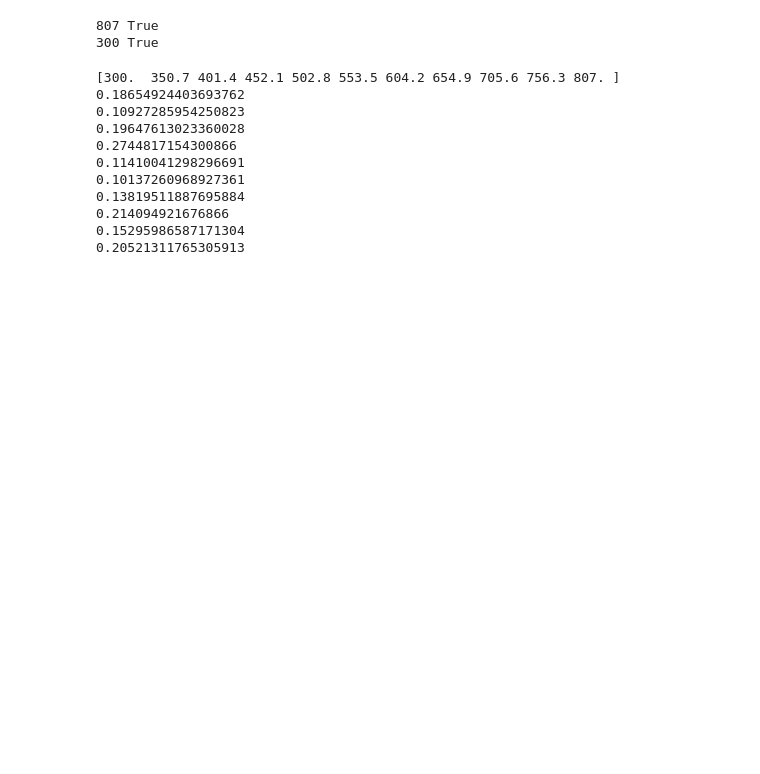
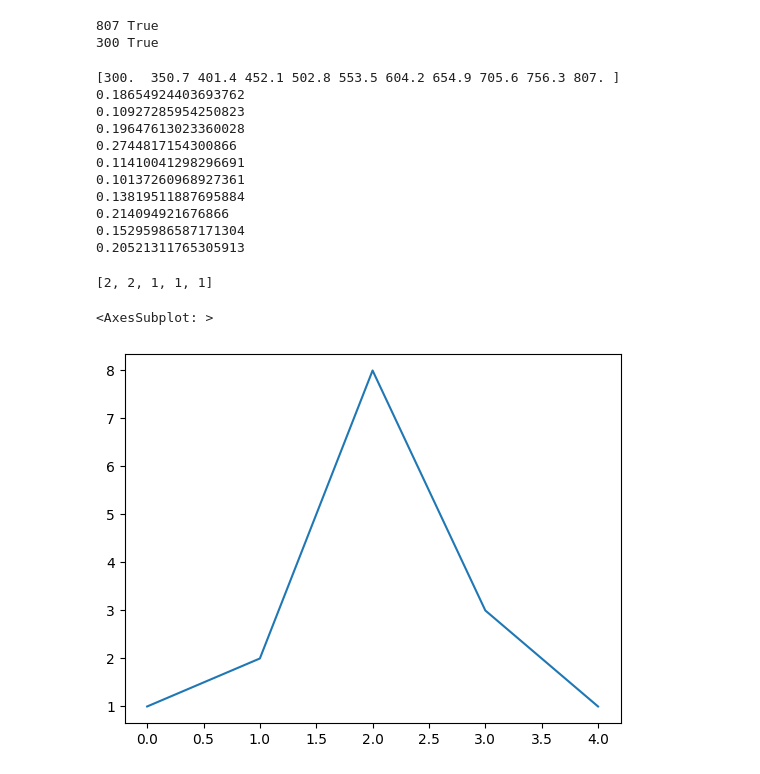
Before and after one commit to hungpham13/Distributed-data-discretization, a Jupyter notebook: Data-preparation.ipynb, the cells around one changed output. Cells and saved outputs as stored; diff of their text form; code cells hidden in the pictures; blank space fills up the shorter version.

```diff
--- a/Data-preparation.ipynb
+++ b/Data-preparation.ipynb
@@ -65,3 +59,16 @@ for i in range(len(data) - 1):
 0.214094921676866
 0.15295986587171304
 0.20521311765305913
+# %%
+import numpy as np
+x = [1,2,2,1,3,4,5]
+hist, _ = np.histogram(x, bins=np.arange(1, 7, 1))
+hist.tolist()
+# %% [output]
+[2, 2, 1, 1, 1]
+# %%
+import seaborn as sns
+sns.lineplot([1,2,8,3,1])
+# %% [output]
+<AxesSubplot: >
+[figure, added]
```
Also changed, not shown: parts of 1 cell of this notebook, 2 other files.
